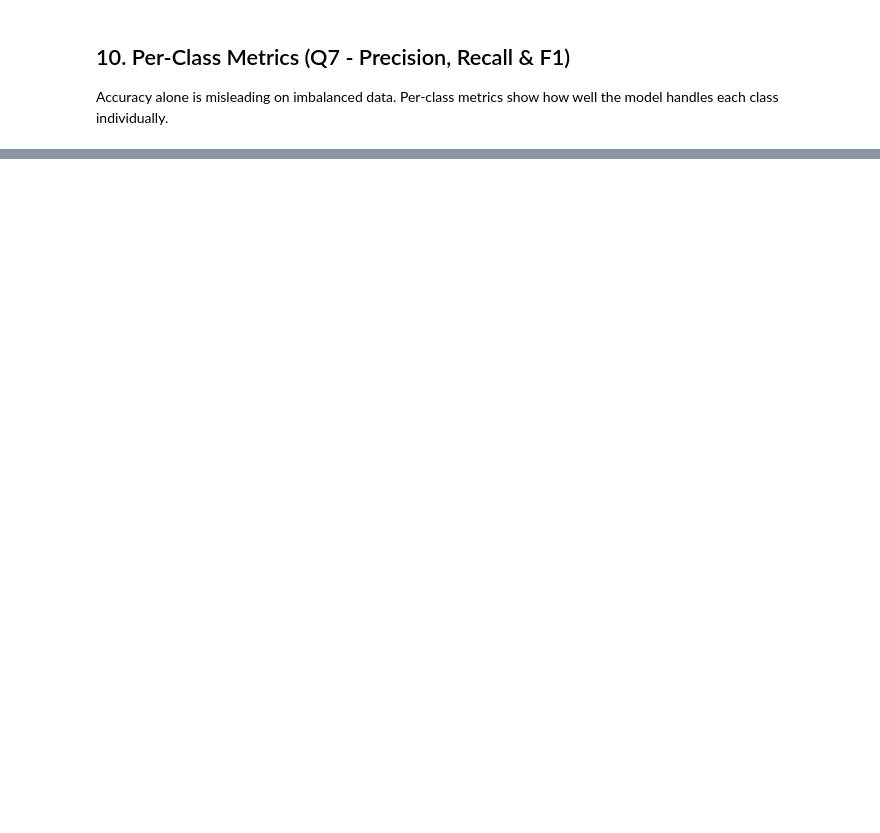
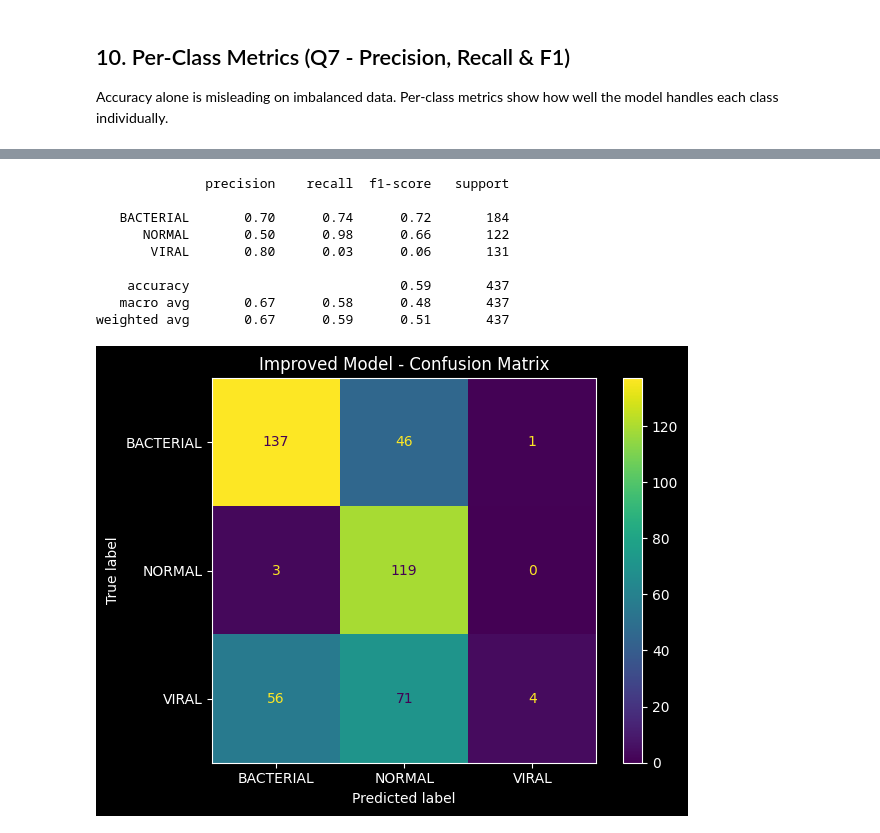
Before and after one commit to akosbujdi/cv-assign2-ann, a Jupyter notebook: pneumonia_classification.ipynb, the cells around one changed output, grey strips where cells are left out. Saved outputs shown, nothing was run; the diff lists cells and outputs as text; code cells hidden in the pictures; blank space fills up the shorter version.

```diff
--- a/pneumonia_classification.ipynb
+++ b/pneumonia_classification.ipynb
@@ -279,0 +372,24 @@ weighted avg       0.68      0.64      0.63       437
+# %%
+y_true_imp, y_pred_imp = [], []
+for images, labels in test_ds:
+    preds = improved_model.predict(images, verbose=0)
+    y_pred_imp.extend(np.argmax(preds, axis=1))
+    y_true_imp.extend(labels.numpy())
+
+print(classification_report(y_true_imp, y_pred_imp, target_names=class_names))
+
+ConfusionMatrixDisplay.from_predictions(y_true_imp, y_pred_imp, display_labels=class_names)
+plt.title('Improved Model - Confusion Matrix')
+plt.tight_layout()
+plt.show()
+# %% [output]
+              precision    recall  f1-score   support
+
+   BACTERIAL       0.70      0.74      0.72       184
+      NORMAL       0.50      0.98      0.66       122
+       VIRAL       0.80      0.03      0.06       131
+
+    accuracy                           0.59       437
+   macro avg       0.67      0.58      0.48       437
+weighted avg       0.67      0.59      0.51       437
+[figure, added]
```
Also changed, not shown: parts of 12 cells of this notebook, 2 other files.
